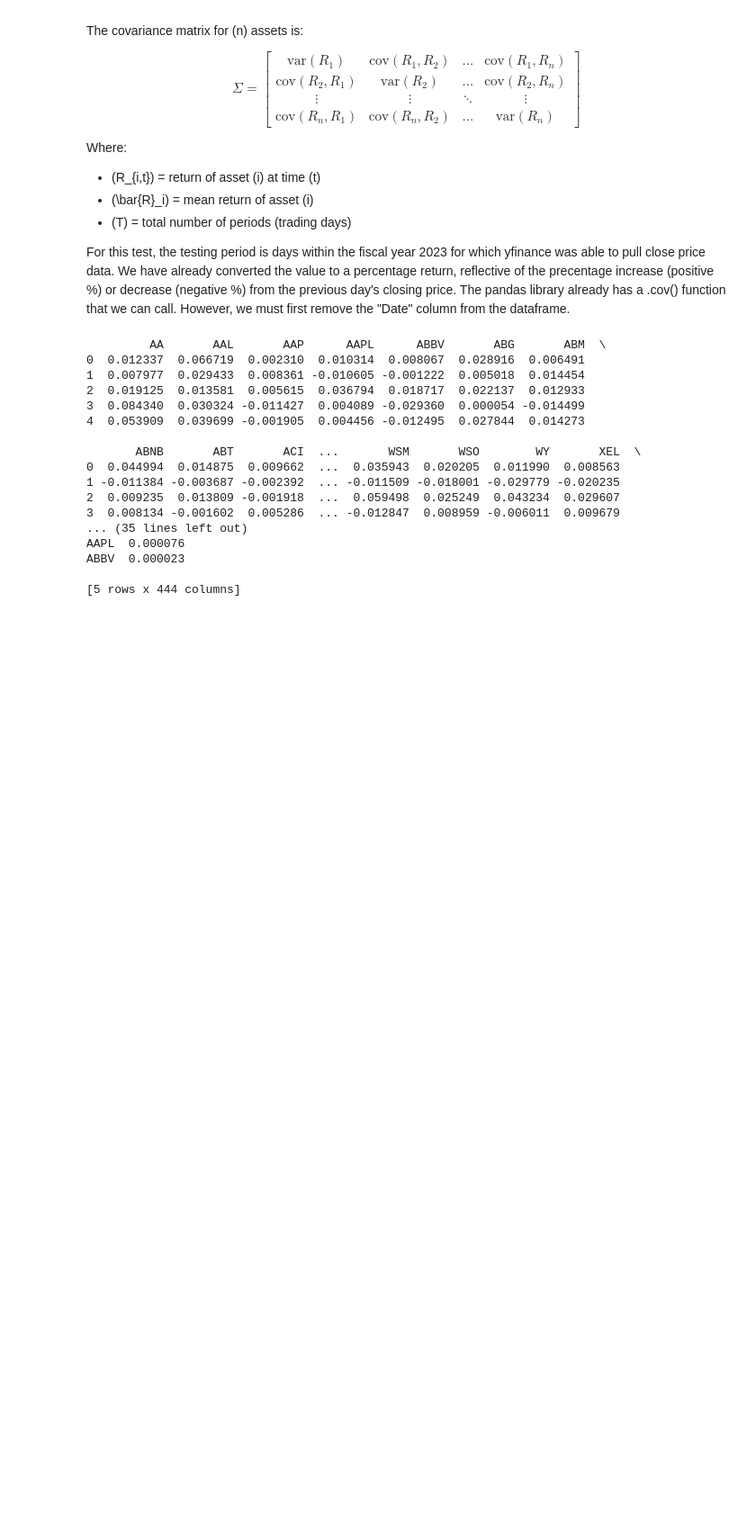
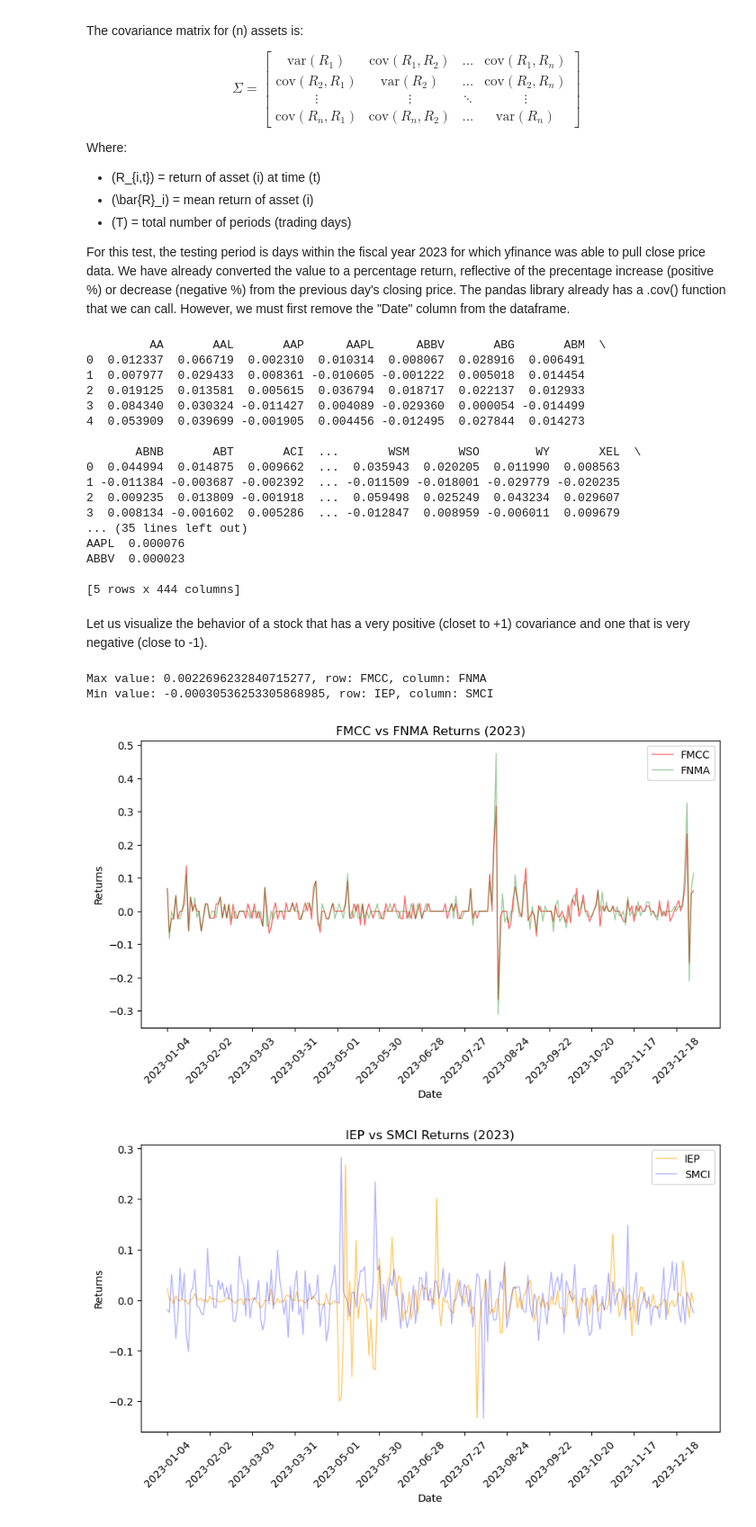
Before and after one commit to andrewlin2/Modern-Portfolio-Theory-MPT-, a Jupyter notebook: Project.ipynb, the cells around one changed output. Shown at 90% size. Saved outputs shown, nothing was run; the diff lists cells and outputs as text; code cells hidden in the pictures; blank space fills up the shorter version.

Commit message:
hihest and lowest covariance

```diff
--- a/Project.ipynb
+++ b/Project.ipynb
@@ -207,3 +207,65 @@ AAPL  0.000076
 ABBV  0.000023
 
 [5 rows x 444 columns]
+# %% [markdown]
+Let us visualize the behavior of a stock that has a very positive (closet to +1) covariance and one that is very negative (close to -1).
+# %%
+import numpy as np
+import matplotlib.pyplot as plt
+
+# search for the highest and lowest covariance values
+
+# Copy the covariance matrix so diagonals can be masked
+copyCovMatrix = covMatrix_2023.copy()
+np.fill_diagonal(copyCovMatrix.values, np.nan)  # mask diagonal
+
+# Flatten the matrix
+flat_values = copyCovMatrix.values.flatten()
+
+# Maximum off-diagonal covariance
+maxCov = np.nanmax(flat_values)
+row_idx, col_idx = np.unravel_index(np.nanargmax(copyCovMatrix.values), copyCovMatrix.shape)
+row_label = copyCovMatrix.index[row_idx]
+col_label = copyCovMatrix.columns[col_idx]
+print(f"Max value: {maxCov}, row: {row_label}, column: {col_label}")
+
+# Minimum off-diagonal covariance
+minCov = np.nanmin(flat_values)
+row_idx, col_idx = np.unravel_index(np.nanargmin(copyCovMatrix.values), copyCovMatrix.shape)
+row_label = copyCovMatrix.index[row_idx]
+col_label = copyCovMatrix.columns[col_idx]
+print(f"Min value: {minCov}, row: {row_label}, column: {col_label}")
+
+# graph
+
+returns_2023 = pd.read_csv("returns_2023.csv") # read data again so we get the "Date" column back
+returns_2024 = pd.read_csv("returns_2024.csv")
+
+plt.figure(figsize=(10, 5))
+plt.plot(returns_2023["Date"], returns_2023["FMCC"], label="FMCC", linewidth=1, alpha=0.6, color='red')
+plt.plot(returns_2023["Date"], returns_2023["FNMA"], label="FNMA", linewidth=1, alpha=0.4, color='green')
+
+plt.xlabel("Date")
+plt.ylabel("Returns")
+plt.title("FMCC vs FNMA Returns (2023)")
+plt.legend()
+plt.xticks(returns_2023["Date"].iloc[::20], rotation=45)
+# plt.grid(True)
+plt.show()
+
+plt.figure(figsize=(10, 5))
+plt.plot(returns_2023["Date"], returns_2023["IEP"], label="IEP", linewidth=1, alpha=0.6, color='orange')
+plt.plot(returns_2023["Date"], returns_2023["SMCI"], label="SMCI", linewidth=1, alpha=0.3, color='blue')
+
+plt.xlabel("Date")
+plt.ylabel("Returns")
+plt.title("IEP vs SMCI Returns (2023)")
+plt.legend()
+plt.xticks(returns_2023["Date"].iloc[::20], rotation=45)
+# plt.grid(True)
+plt.show()
+# %% [output]
+Max value: 0.0022696232840715277, row: FMCC, column: FNMA
+Min value: -0.00030536253305868985, row: IEP, column: SMCI
+[figure, added]
+[figure, added]
```
